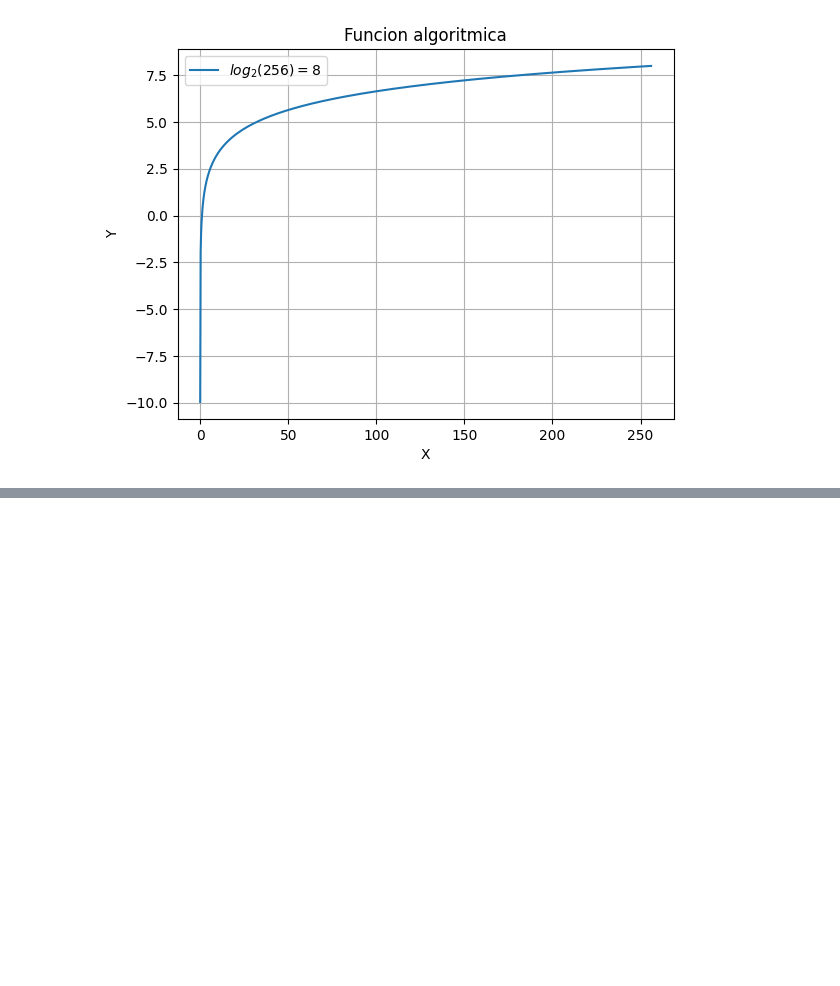
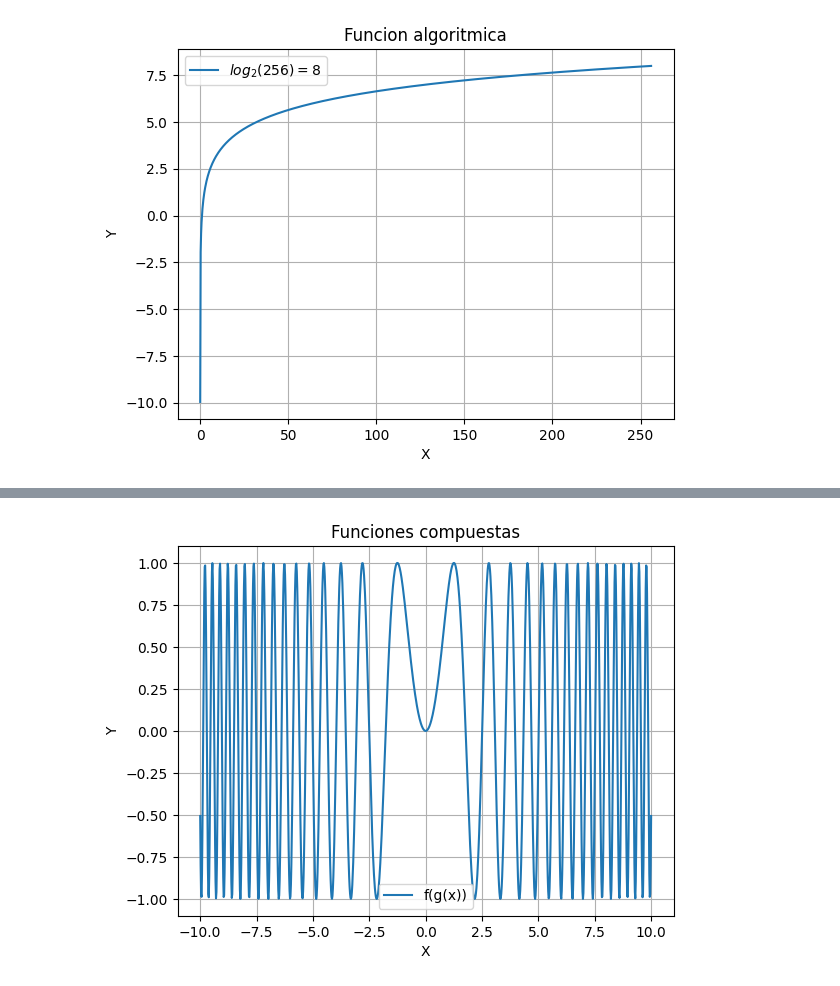
Before and after one commit to XJDevX/myPythonNotes, a Jupyter notebook: FuncAlgebra/FuncionesAlgebraicas.ipynb, the cells around one changed output, grey strips where cells are left out. Saved outputs shown, nothing was run; the diff lists cells and outputs as text; code cells hidden in the pictures; blank space fills up the shorter version.

```diff
--- a/FuncAlgebra/FuncionesAlgebraicas.ipynb
+++ b/FuncAlgebra/FuncionesAlgebraicas.ipynb
@@ -194,0 +234,24 @@ plt.show()
+# %%
+## Funciones compuestas
+n = 1000
+x = np.linspace(-10, 10, n)
+
+def g(x):
+    return x**2
+
+def f(x):
+    return np.sin(x)
+
+f_o_g = f(g(x)) #Combinar las funciones desde las variables
+
+##> Grafica de las funciones
+plt.plot(x, f_o_g, label='f(g(x))')
+plt.title('Funciones compuestas')
+plt.ylabel('Y')
+plt.xlabel('X')
+plt.legend()
+plt.grid()
+
+plt.show()
+# %% [output]
+[figure, added]
```
Also changed, not shown: parts of 21 cells of this notebook.
